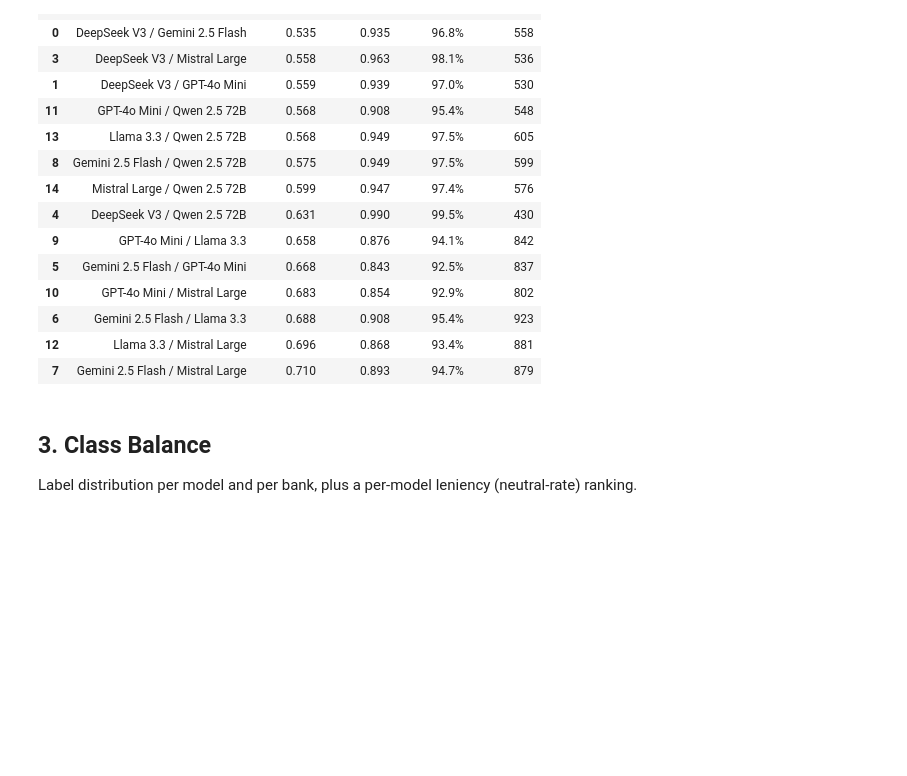
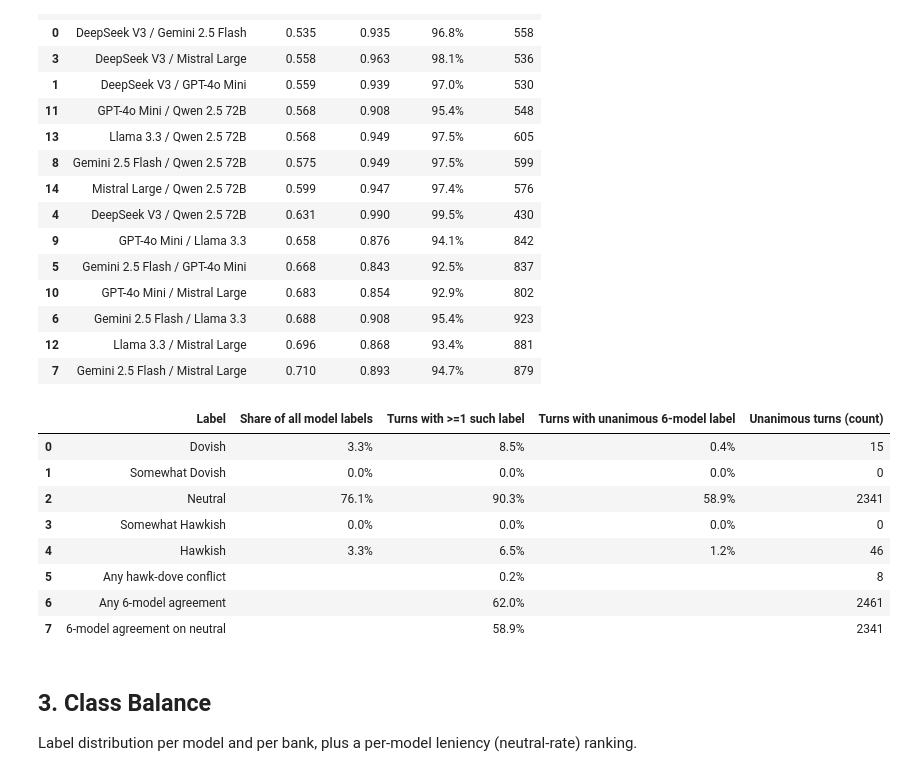
Before and after one commit to ericGutierrezM/central-bank-spillovers, a Jupyter notebook: notebooks/6.1_llm_agreement.ipynb, the cells around one changed output. Saved outputs shown, nothing was run; the diff lists cells and outputs as text; code cells hidden in the pictures; blank space fills up the shorter version.

```diff
--- a/notebooks/6.1_llm_agreement.ipynb
+++ b/notebooks/6.1_llm_agreement.ipynb
@@ -449,6 +544,79 @@ Fleiss κ — stancing (neutral vs stanced), all 6 models: 0.616
 | 6 | Gemini 2.5 Flash / Llama 3.3 | 0.688 | 0.908 | 95.4% | 923 |
 | 12 | Llama 3.3 / Mistral Large | 0.696 | 0.868 | 93.4% | 881 |
 | 7 | Gemini 2.5 Flash / Mistral Large | 0.710 | 0.893 | 94.7% | 879 |
+# %%
+LABEL_ORDER = ["dovish", "somewhat dovish", "neutral", "somewhat hawkish", "hawkish"]
+HAWKISH = {"hawkish", "somewhat hawkish"}
+DOVISH = {"dovish", "somewhat dovish"}
+
+label_df = wide[MODELS].copy()
+n_turns = len(label_df)
+n_models = len(MODELS)
+
+rows = []
+
+for lab in LABEL_ORDER:
+    any_lab = label_df.eq(lab).any(axis=1)
+    all_lab = label_df.eq(lab).all(axis=1)
+    mean_share = label_df.eq(lab).sum().sum() / (n_turns * n_models)
+
+    rows.append({
+        "Label": lab.title(),
+        "Share of all model labels": mean_share,
+        "Turns with >=1 such label": any_lab.mean(),
+        "Turns with unanimous 6-model label": all_lab.mean(),
+        "Unanimous turns (count)": int(all_lab.sum()),
+    })
+
+has_hawk = label_df.isin(HAWKISH).any(axis=1)
+has_dove = label_df.isin(DOVISH).any(axis=1)
+directional_conflict = has_hawk & has_dove
+
+all_agree = label_df.nunique(axis=1, dropna=False) == 1
+all_agree_neutral = label_df.eq("neutral").all(axis=1)
+
+appendix_tbl = pd.DataFrame(rows)
+
+summary_rows = pd.DataFrame([
+    {
+        "Label": "Any hawk-dove conflict",
+        "Share of all model labels": np.nan,
+        "Turns with >=1 such label": directional_conflict.mean(),
+        "Turns with unanimous 6-model label": np.nan,
+        "Unanimous turns (count)": int(directional_conflict.sum()),
+    },
+    {
+        "Label": "Any 6-model agreement",
+        "Share of all model labels": np.nan,
+        "Turns with >=1 such label": all_agree.mean(),
+        "Turns with unanimous 6-model label": np.nan,
+        "Unanimous turns (count)": int(all_agree.sum()),
+    },
+    {
+        "Label": "6-model agreement on neutral",
+        "Share of all model labels": np.nan,
+        "Turns with >=1 such label": all_agree_neutral.mean(),
+        "Turns with unanimous 6-model label": np.nan,
+        "Unanimous turns (count)": int(all_agree_neutral.sum()),
+    },
+])
+
+appendix_tbl = pd.concat([appendix_tbl, summary_rows], ignore_index=True)
+
+for col in ["Share of all model labels", "Turns with >=1 such label", "Turns with unanimous 6-model label"]:
+    appendix_tbl[col] = appendix_tbl[col].map(lambda x: f"{x:.1%}" if pd.notnull(x) else "")
+
+appendix_tbl
+# %% [output]
+|  | Label | Share of all model labels | Turns with >=1 such label | Turns with unanimous 6-model label | Unanimous turns (count) |
+| 0 | Dovish | 3.3% | 8.5% | 0.4% | 15 |
+| 1 | Somewhat Dovish | 0.0% | 0.0% | 0.0% | 0 |
+| 2 | Neutral | 76.1% | 90.3% | 58.9% | 2341 |
+| 3 | Somewhat Hawkish | 0.0% | 0.0% | 0.0% | 0 |
+| 4 | Hawkish | 3.3% | 6.5% | 1.2% | 46 |
+| 5 | Any hawk-dove conflict |  | 0.2% |  | 8 |
+| 6 | Any 6-model agreement |  | 62.0% |  | 2461 |
+| 7 | 6-model agreement on neutral |  | 58.9% |  | 2341 |
 # %% [markdown]
 ## 3. Class Balance
 
```
Also changed, not shown: parts of 3 cells of this notebook, 5 other files.
